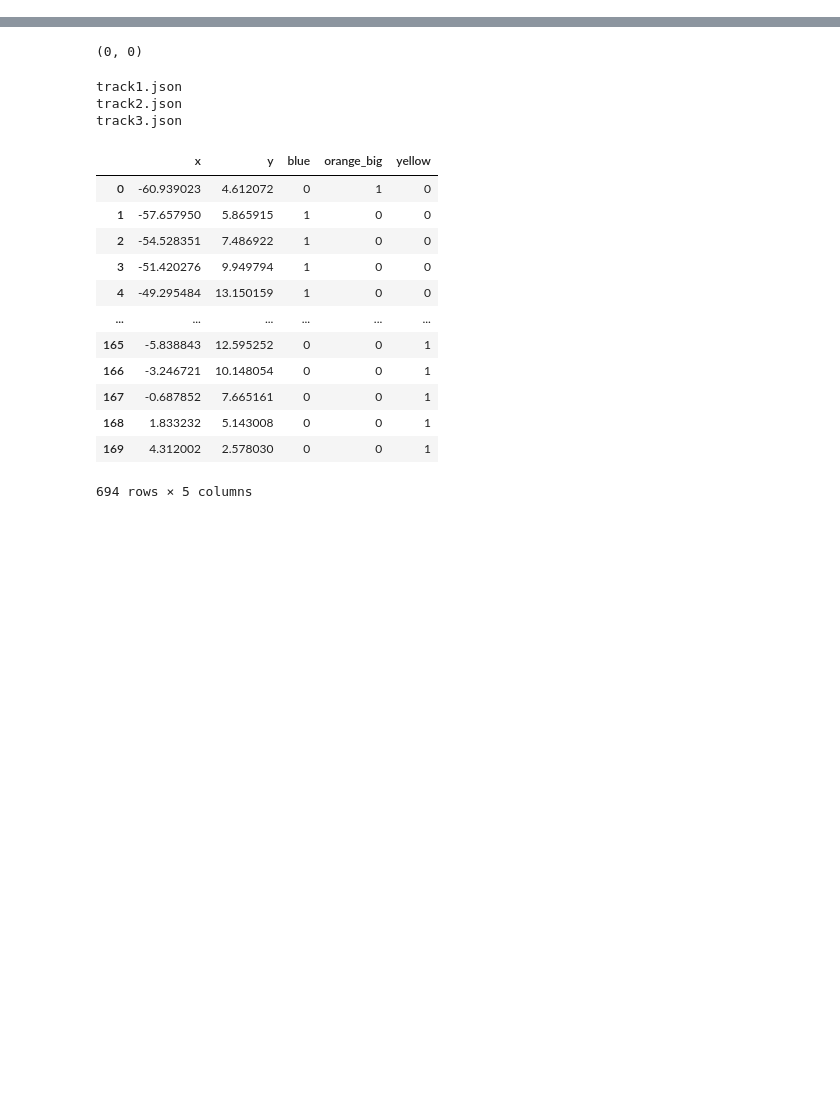
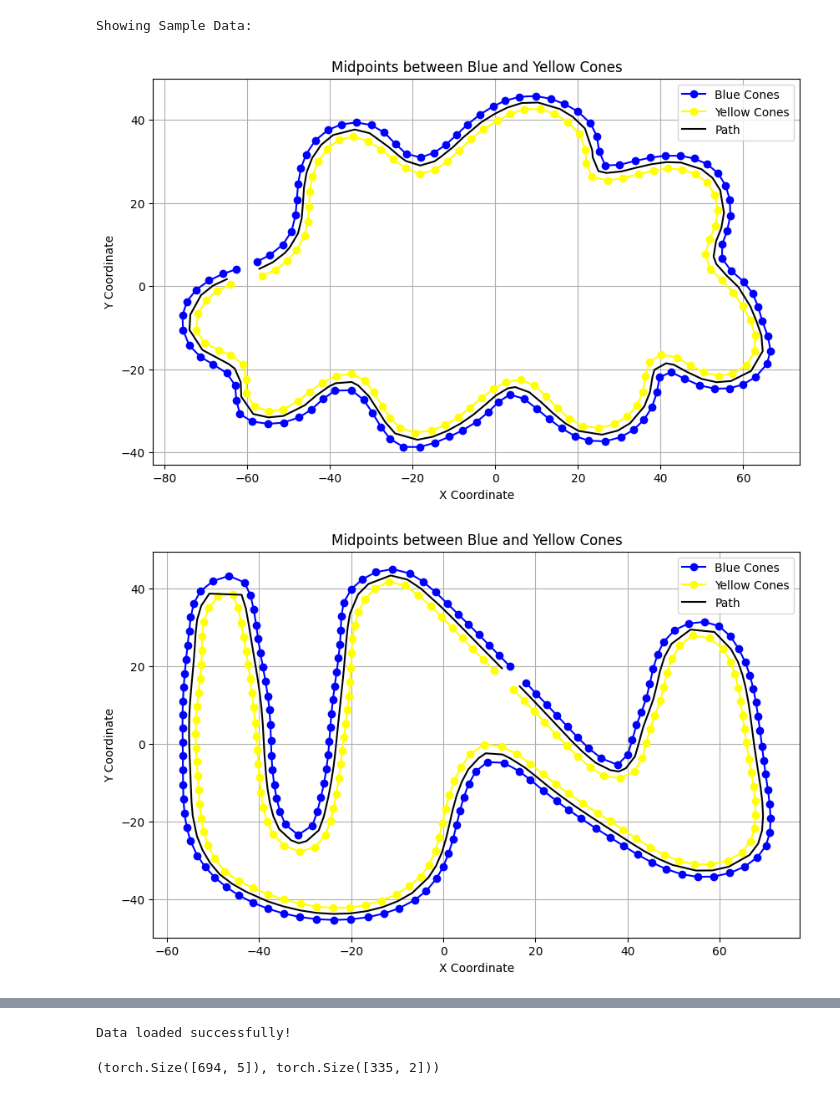
Before and after one commit to asurt-fsai/fs-system, a Jupyter notebook: planning/deep_learning/notebooks/reading_tracks.ipynb, the cells around one changed output, grey strips where cells are left out. Saved outputs shown, nothing was run; the diff lists cells and outputs as text; code cells hidden in the pictures; blank space fills up the shorter version.

Commit message:
feat: creating target path for data

```diff
--- a/planning/deep_learning/notebooks/reading_tracks.ipynb
+++ b/planning/deep_learning/notebooks/reading_tracks.ipynb
@@ -10,0 +8,7 @@ src = pd.DataFrame()
+# %%
+dir = "../inputs/JSON/"
+# %%
+def find_closest_blue(yellow_x, yellow_y, x_blue, y_blue):
+    distances = [distance.euclidean((yellow_x, yellow_y), (blue_x, blue_y)) for blue_x, blue_y in zip(x_blue, y_blue)]
+    closest_blue_index = distances.index(min(distances))
+    return x_blue[closest_blue_index], y_blue[closest_blue_index]
@@ -10,0 +46,40 @@ src = pd.DataFrame()
+# %%
+def generate_src_tgt():
+    count = 0
+    src = pd.DataFrame()
+    tgt = pd.DataFrame()
+    print("Showing Sample Data: ")
+    for tracks in os.listdir(dir):
+        if tracks.endswith(".json"):
+            tracks = os.path.join(dir, tracks)
+            #print(tracks)
+            with open(tracks, 'r') as file:
+                json_data = json.load(file)
+            x_blue = [json_data["x"][i] for i in range(len(json_data["color"])) if json_data["color"][i] == "blue"]
+            y_blue = [json_data["y"][i] for i in range(len(json_data["color"])) if json_data["color"][i] == "blue"]
+            x_yellow = [json_data["x"][i] for i in range(len(json_data["color"])) if json_data["color"][i] == "yellow"]
+            y_yellow = [json_data["y"][i] for i in range(len(json_data["color"])) if json_data["color"][i] == "yellow"]
+            x_path, y_path = zip(*[calculate_midpoints(yellow_x, yellow_y,x_blue,y_blue) for yellow_x, yellow_y in zip(x_yellow, y_yellow)])
+            midpoints = pd.DataFrame(list(zip(x_path, y_path)), columns=['x_target', 'y_target'])
+
+            if count < 4:
+                plot_samples(x_blue, y_blue, x_yellow, y_yellow, x_path, y_path)
+                count += 1
+
+            src = pd.concat([src, pd.read_json(tracks)], axis=0)
+            tgt = pd.concat([tgt, midpoints], axis=0)
+            src.reset_index(drop=True, inplace=True)
+            tgt.reset_index(drop=True, inplace=True)
+    colors = pd.get_dummies(src['color'])
+    src = pd.concat([src, colors], axis=1)
+    src.drop('color', axis=1, inplace=True)
+    src = torch.tensor(src.values, dtype=torch.float32)
+    tgt = torch.tensor(tgt.values, dtype=torch.float32)
+    print("Data loaded successfully!")
+    return src, tgt
+# %%
+src,tgt = generate_src_tgt()
+# %% [output]
+Showing Sample Data:
+[figure, added]
+[figure, added]
@@ -11,14 +87,5 @@ src = pd.DataFrame()
+Data loaded successfully!
 # %%
-src.shape
+src.shape, tgt.shape
 # %% [output]
-(0, 0)
+(torch.Size([694, 5]), torch.Size([335, 2]))
-# %%
-for tracks in os.listdir("./inputs/JSON/"):
-    if tracks.endswith(".json"):
-        print(tracks)
-        tracks = os.path.join("./inputs/JSON/", tracks)
-        src = pd.concat([src, pd.read_json(tracks)], axis=0)
-# %% [output]
-track1.json
-track2.json
-track3.json
@@ -29,16 +91,0 @@ src.drop('color', axis=1, inplace=True)
-# %%
-src
-# %% [output]
-|  | x | y | blue | orange_big | yellow |
-| 0 | -60.939023 | 4.612072 | 0 | 1 | 0 |
-| 1 | -57.657950 | 5.865915 | 1 | 0 | 0 |
-| 2 | -54.528351 | 7.486922 | 1 | 0 | 0 |
-| 3 | -51.420276 | 9.949794 | 1 | 0 | 0 |
-| 4 | -49.295484 | 13.150159 | 1 | 0 | 0 |
-| ... | ... | ... | ... | ... | ... |
-| 165 | -5.838843 | 12.595252 | 0 | 0 | 1 |
-| 166 | -3.246721 | 10.148054 | 0 | 0 | 1 |
-| 167 | -0.687852 | 7.665161 | 0 | 0 | 1 |
-| 168 | 1.833232 | 5.143008 | 0 | 0 | 1 |
-| 169 | 4.312002 | 2.578030 | 0 | 0 | 1 |
-694 rows × 5 columns
```
Also changed, not shown: parts of 10 cells of this notebook.
